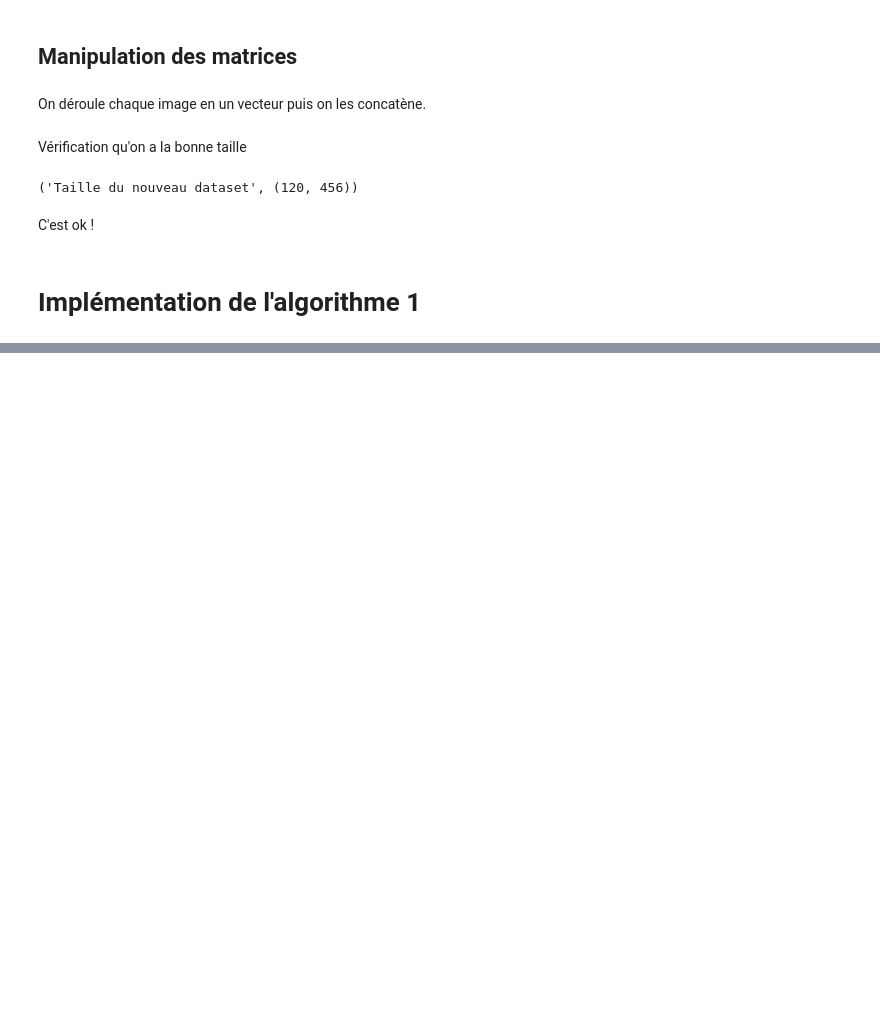
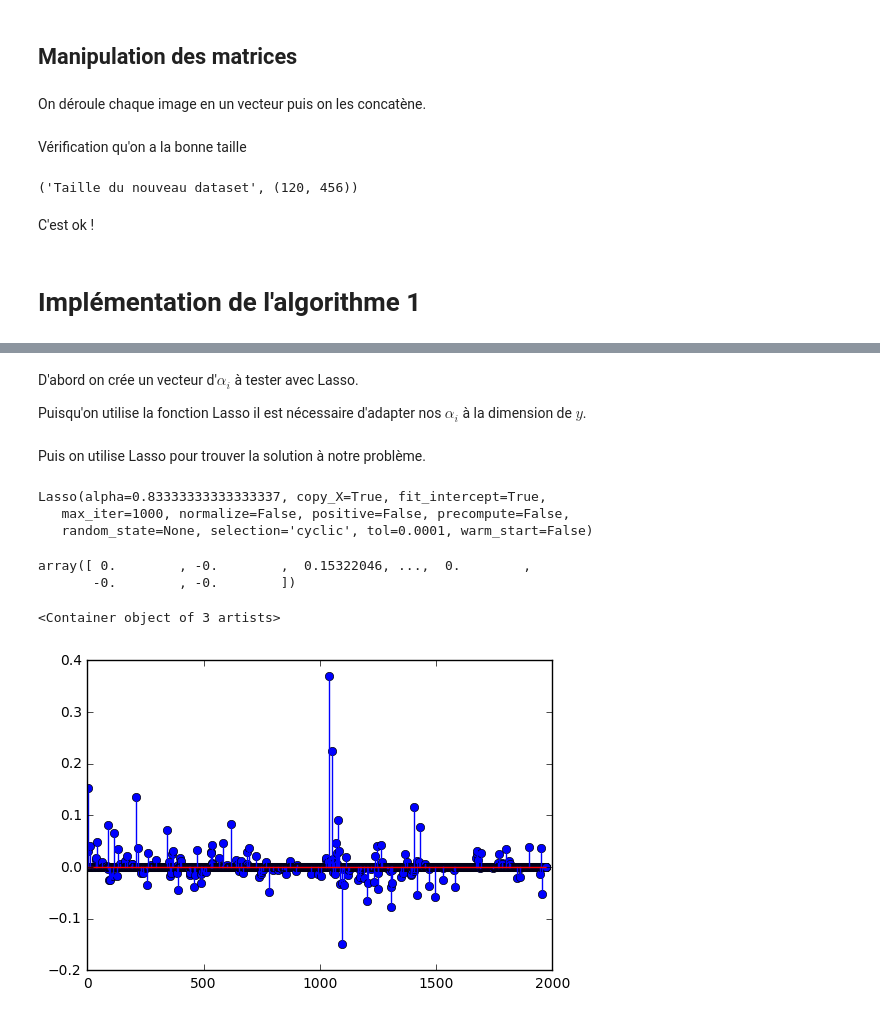
Before and after one commit to maxwab/facerecog, a Jupyter notebook: implementation_basique_yale.ipynb, the cells around one changed output, grey strips where cells are left out. Cells and saved outputs as stored; diff of their text form; code cells hidden in the pictures; blank space fills up the shorter version.

Commit message:
Mise à jour du readme + Implémentation algo basique
* Ajout liens
* Utilise Lasso basique pour trouver les coefffs

TODO : trouver le meilleur lambda pour la régularisation

```diff
--- a/implementation_basique_yale.ipynb
+++ b/implementation_basique_yale.ipynb
@@ -157,0 +163,28 @@ C'est ok !
+# %% [markdown]
+D'abord on crée un vecteur d'$\alpha_i$ à tester avec Lasso.
+
+Puisqu'on utilise la fonction Lasso il est nécessaire d'adapter nos $\alpha_i$ à la dimension de $y$.
+# %%
+alpha_vec = np.logspace(2,3,10)
+alpha_vec = alpha_vec/(Xtest.shape[0])
+# %% [markdown]
+Puis on utilise Lasso pour trouver la solution à notre problème.
+# %%
+#for i, alpha in enumerate(alpha_vec):
+clf = Lasso(alpha=alpha_vec[0]) #on prend l'alpha courant
+clf.fit(Xtrain,Xtest[:,240])
+# %% [output]
+Lasso(alpha=0.83333333333333337, copy_X=True, fit_intercept=True,
+   max_iter=1000, normalize=False, positive=False, precompute=False,
+   random_state=None, selection='cyclic', tol=0.0001, warm_start=False)
+# %%
+clf.coef_
+# %% [output]
+array([ 0.        , -0.        ,  0.15322046, ...,  0.        ,
+       -0.        , -0.        ])
+# %%
+plt.figure()
+plt.stem(clf.coef_)
+# %% [output]
+<Container object of 3 artists>
+[figure, added]
```
Also changed, not shown: parts of 5 cells of this notebook, 2 other files.
